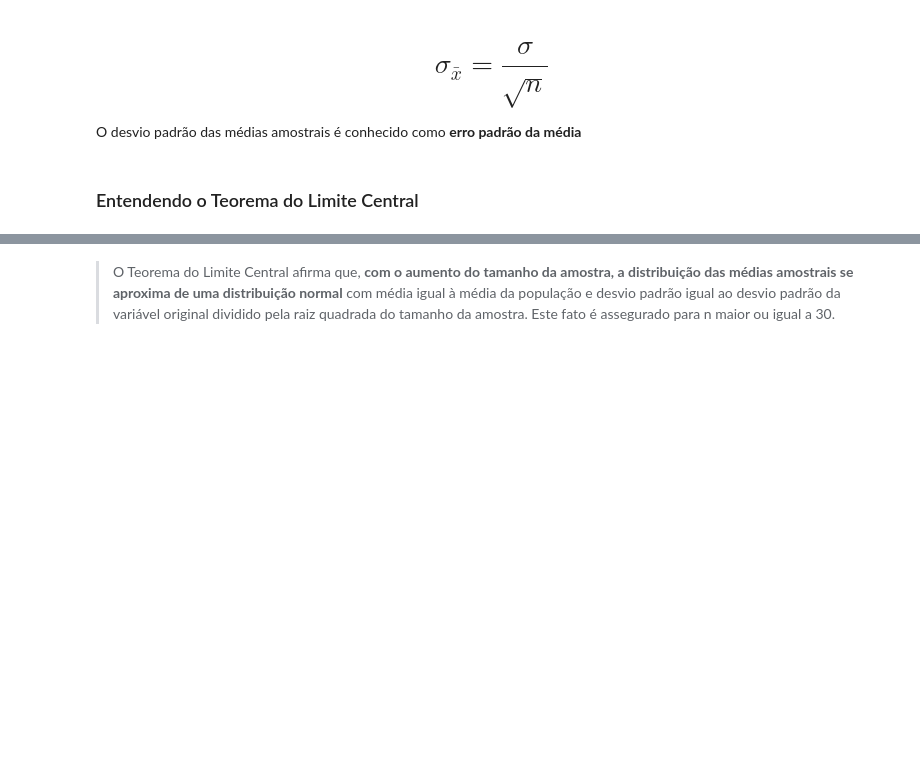
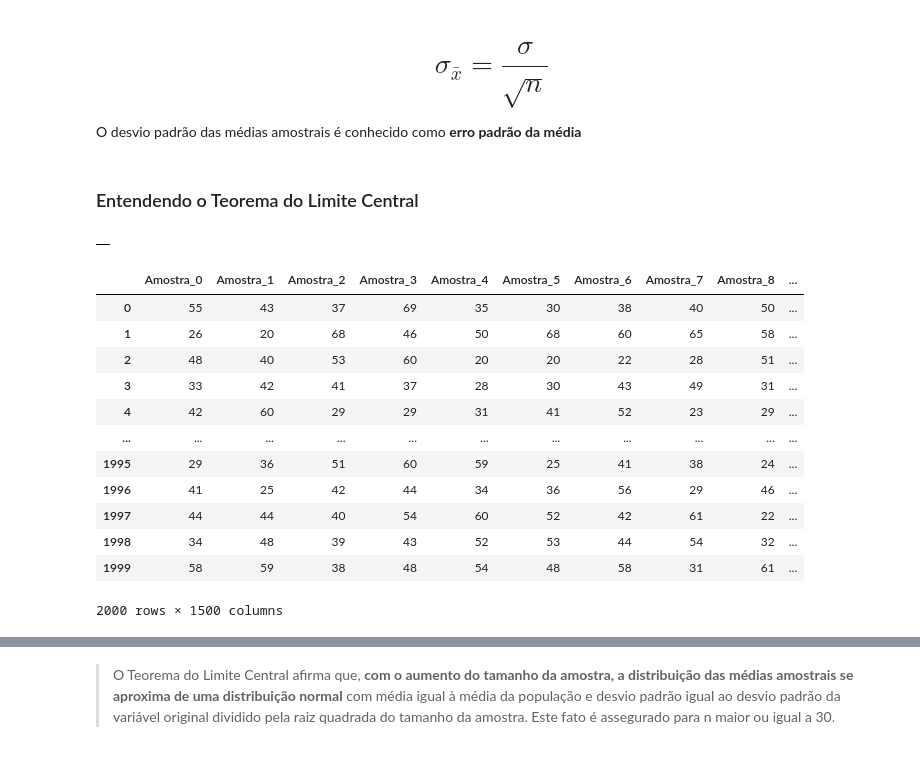
Before and after one commit to mtserik/estat-stica-python-probabilidade, a Jupyter notebook: Curso_de_Estatística_Parte_2.ipynb, the cells around one changed output, grey strips where cells are left out. Drawn from its saved outputs; the diff is of its cells as text; code cells hidden in the pictures; blank space fills up the shorter version.

```diff
--- a/Curso_de_Estatística_Parte_2.ipynb
+++ b/Curso_de_Estatística_Parte_2.ipynb
@@ -901,0 +905,26 @@ O desvio padrão das médias amostrais é conhecido como **erro padrão da médi
+# %%
+amostras = pd.DataFrame()
+amostras
+# %% [output]
+|  |
+# %%
+for i in range(total_de_amostras):
+    _ = dados.Idade.sample(n)
+    _.index = range(0, len(_))
+    amostras['Amostra_' + str(i)] = _
+
+amostras
+# %% [output]
+|  | Amostra_0 | Amostra_1 | Amostra_2 | Amostra_3 | Amostra_4 | Amostra_5 | Amostra_6 | Amostra_7 | Amostra_8 | ... |
+| 0 | 55 | 43 | 37 | 69 | 35 | 30 | 38 | 40 | 50 | ... |
+| 1 | 26 | 20 | 68 | 46 | 50 | 68 | 60 | 65 | 58 | ... |
+| 2 | 48 | 40 | 53 | 60 | 20 | 20 | 22 | 28 | 51 | ... |
+| 3 | 33 | 42 | 41 | 37 | 28 | 30 | 43 | 49 | 31 | ... |
+| 4 | 42 | 60 | 29 | 29 | 31 | 41 | 52 | 23 | 29 | ... |
+| ... | ... | ... | ... | ... | ... | ... | ... | ... | ... | ... |
+| 1995 | 29 | 36 | 51 | 60 | 59 | 25 | 41 | 38 | 24 | ... |
+| 1996 | 41 | 25 | 42 | 44 | 34 | 36 | 56 | 29 | 46 | ... |
+| 1997 | 44 | 44 | 40 | 54 | 60 | 52 | 42 | 61 | 22 | ... |
+| 1998 | 34 | 48 | 39 | 43 | 52 | 53 | 44 | 54 | 32 | ... |
+| 1999 | 58 | 59 | 38 | 48 | 54 | 48 | 58 | 31 | 61 | ... |
+2000 rows × 1500 columns
```
Also changed, not shown: parts of 8 cells of this notebook.
